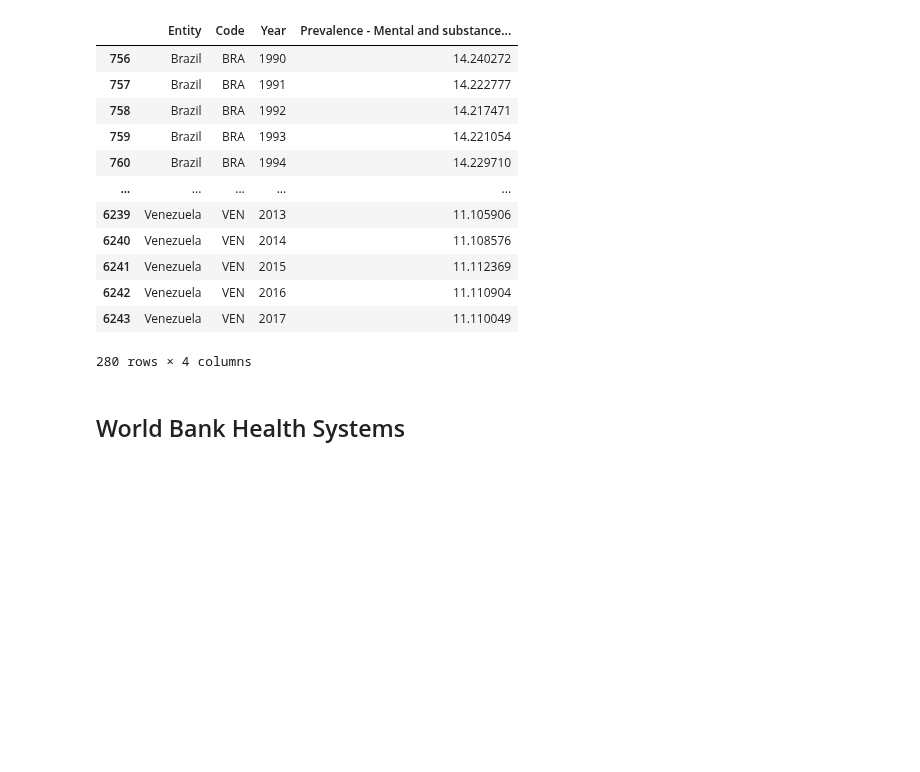
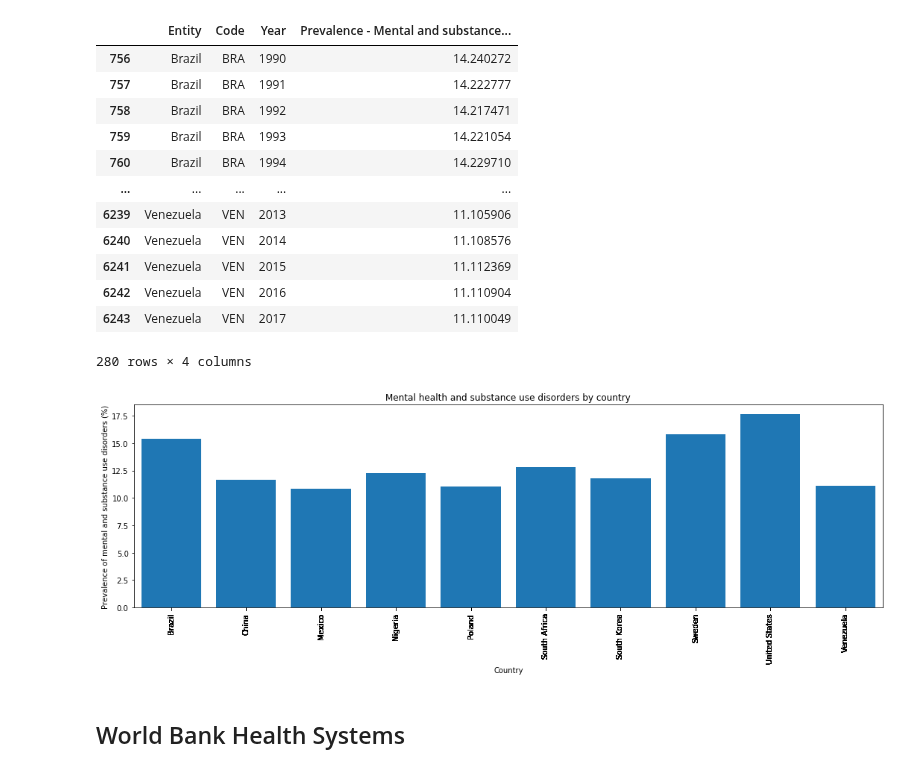
Before and after one commit to JeremyBrent/RUDS_project_1, a Jupyter notebook: Data_analysis.ipynb, the cells around one changed output. Cells and saved outputs as stored; diff of their text form; code cells hidden in the pictures; blank space fills up the shorter version.

```diff
--- a/Data_analysis.ipynb
+++ b/Data_analysis.ipynb
@@ -57,6 +58,21 @@ mental_health_df
 | 6242 | Venezuela | VEN | 2016 | 11.110904 |
 | 6243 | Venezuela | VEN | 2017 | 11.110049 |
 280 rows × 4 columns
+# %%
+x_values = mental_health_df["Entity"]
+y_values = mental_health_df["Prevalence - Mental and substance use disorders - Sex: Both - Age: Age-standardized (Percent) (%)"]
+xlocation = [value for value in x_values]
+
+f, ax = plt.subplots(figsize=(18,5))
+plt.bar(x_values,y_values)
+plt.xticks(xlocation,x_values,rotation=90)
+plt.xlabel("Country")
+plt.ylabel("Prevalence of mental and substance use disorders (%)")
+plt.title("Mental health and substance use disorders by country")
+plt.xlim(-.5,9.5)
+plt.show()
+# %% [output]
+[figure, added]
 # %% [markdown]
 ## World Bank Health Systems
 # %%
```
Also changed, not shown: parts of 3 cells of this notebook.
